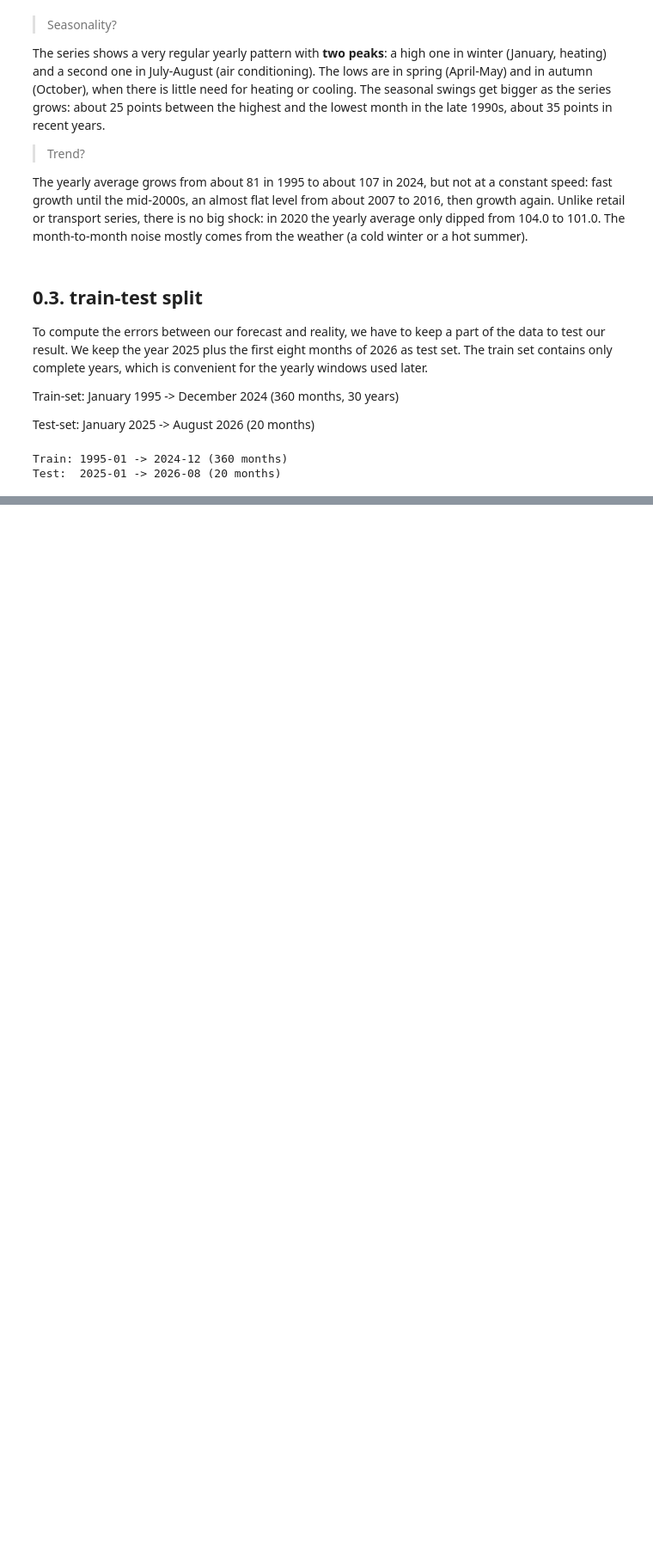
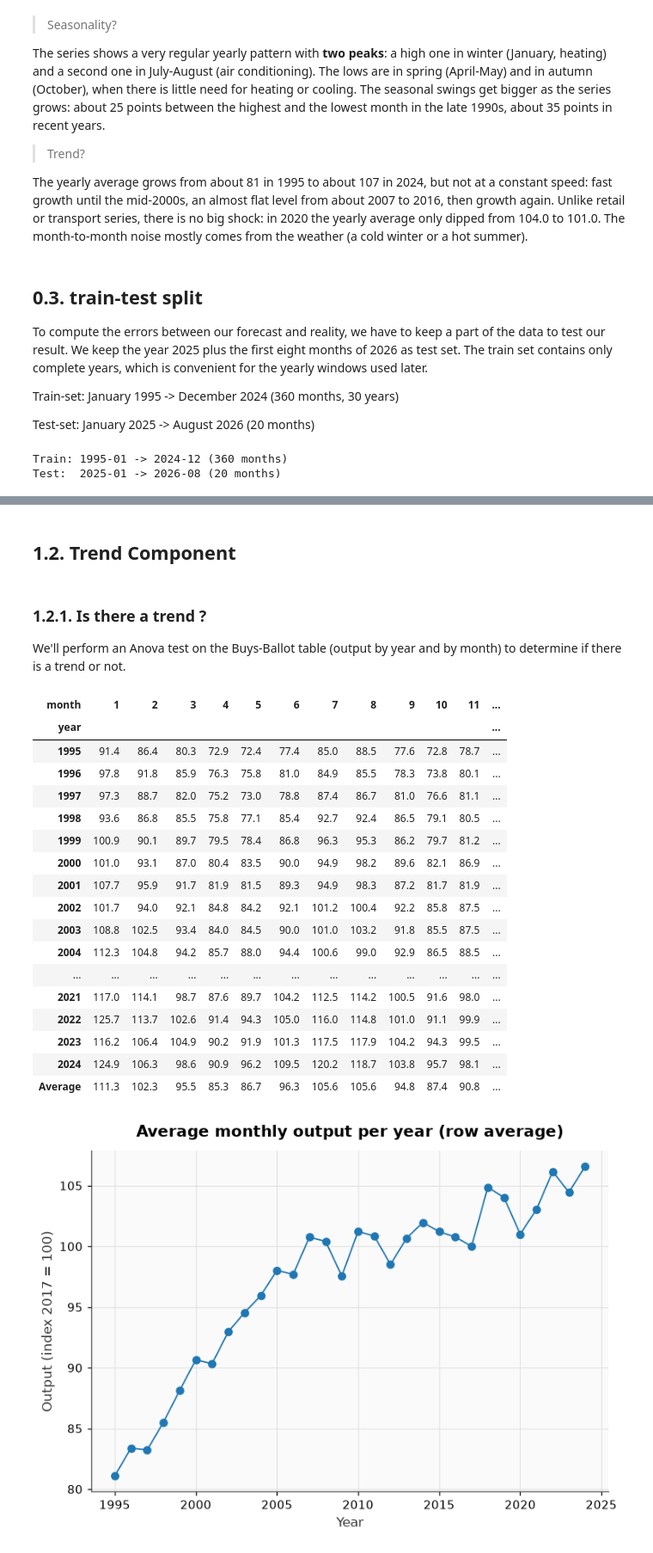
Before and after one commit to loop-enjoyer/TSA_Project, a Jupyter notebook: TSA-Project - Tanguy MANDRILLON.ipynb, the cells around one changed output, grey strips where cells are left out. Shown at 86% size. Cells and saved outputs as stored; diff of their text form; code cells hidden in the pictures; blank space fills up the shorter version.

Commit message:
ETS: model choice, trend and seasonal components
Co-Authored-By: Claude Opus 5.5 <noreply@anthropic.com>

```diff
--- a/TSA-Project - Tanguy MANDRILLON.ipynb
+++ b/TSA-Project - Tanguy MANDRILLON.ipynb
@@ -144,0 +231,48 @@ Test:  2025-01 -> 2026-08 (20 months)
+# %% [markdown]
+## 1.2. Trend Component
+# %% [markdown]
+### 1.2.1. Is there a trend ?
+We'll perform an Anova test on the Buys-Ballot table (output by year and by month) to determine if there is a trend or not.
+# %%
+# Buys-Ballot table on the train set: years as rows, months as columns
+long = pd.DataFrame(
+    {"output": df_train["output"], "year": df_train.index.year, "month": df_train.index.month}
+)
+table = long.pivot(index="year", columns="month", values="output")
+
+year_mean = table.mean(axis=1)  # average by row
+month_mean = table.mean(axis=0)  # average by column
+
+# Display the table with the averages as margins
+display_table = table.copy()
+display_table["Average"] = year_mean
+display_table.loc["Average"] = pd.concat([month_mean, pd.Series({"Average": table.stack().mean()})])
+display(display_table.round(1))
+
+fig, axes = plt.subplots(1, 1, figsize=(7, 5))
+axes.plot(year_mean.index, year_mean, marker="o")
+axes.set_title("Average monthly output per year (row average)")
+axes.set_xlabel("Year")
+axes.set_ylabel("Output (index 2017 = 100)")
+plt.tight_layout()
+plt.show()
+# %% [output]
+| month | 1 | 2 | 3 | 4 | 5 | 6 | 7 | 8 | 9 | 10 | 11 | ... |
+| year |  |  |  |  |  |  |  |  |  |  |  | ... |
+| 1995 | 91.4 | 86.4 | 80.3 | 72.9 | 72.4 | 77.4 | 85.0 | 88.5 | 77.6 | 72.8 | 78.7 | ... |
+| 1996 | 97.8 | 91.8 | 85.9 | 76.3 | 75.8 | 81.0 | 84.9 | 85.5 | 78.3 | 73.8 | 80.1 | ... |
+| 1997 | 97.3 | 88.7 | 82.0 | 75.2 | 73.0 | 78.8 | 87.4 | 86.7 | 81.0 | 76.6 | 81.1 | ... |
+| 1998 | 93.6 | 86.8 | 85.5 | 75.8 | 77.1 | 85.4 | 92.7 | 92.4 | 86.5 | 79.1 | 80.5 | ... |
+| 1999 | 100.9 | 90.1 | 89.7 | 79.5 | 78.4 | 86.8 | 96.3 | 95.3 | 86.2 | 79.7 | 81.2 | ... |
+| 2000 | 101.0 | 93.1 | 87.0 | 80.4 | 83.5 | 90.0 | 94.9 | 98.2 | 89.6 | 82.1 | 86.9 | ... |
+| 2001 | 107.7 | 95.9 | 91.7 | 81.9 | 81.5 | 89.3 | 94.9 | 98.3 | 87.2 | 81.7 | 81.9 | ... |
+| 2002 | 101.7 | 94.0 | 92.1 | 84.8 | 84.2 | 92.1 | 101.2 | 100.4 | 92.2 | 85.8 | 87.5 | ... |
+| 2003 | 108.8 | 102.5 | 93.4 | 84.0 | 84.5 | 90.0 | 101.0 | 103.2 | 91.8 | 85.5 | 87.5 | ... |
+| 2004 | 112.3 | 104.8 | 94.2 | 85.7 | 88.0 | 94.4 | 100.6 | 99.0 | 92.9 | 86.5 | 88.5 | ... |
+| ... | ... | ... | ... | ... | ... | ... | ... | ... | ... | ... | ... | ... |
+| 2021 | 117.0 | 114.1 | 98.7 | 87.6 | 89.7 | 104.2 | 112.5 | 114.2 | 100.5 | 91.6 | 98.0 | ... |
+| 2022 | 125.7 | 113.7 | 102.6 | 91.4 | 94.3 | 105.0 | 116.0 | 114.8 | 101.0 | 91.1 | 99.9 | ... |
+| 2023 | 116.2 | 106.4 | 104.9 | 90.2 | 91.9 | 101.3 | 117.5 | 117.9 | 104.2 | 94.3 | 99.5 | ... |
+| 2024 | 124.9 | 106.3 | 98.6 | 90.9 | 96.2 | 109.5 | 120.2 | 118.7 | 103.8 | 95.7 | 98.1 | ... |
+| Average | 111.3 | 102.3 | 95.5 | 85.3 | 86.7 | 96.3 | 105.6 | 105.6 | 94.8 | 87.4 | 90.8 | ... |
+[figure, added]
```
Also changed, not shown: parts of 22 cells of this notebook.
